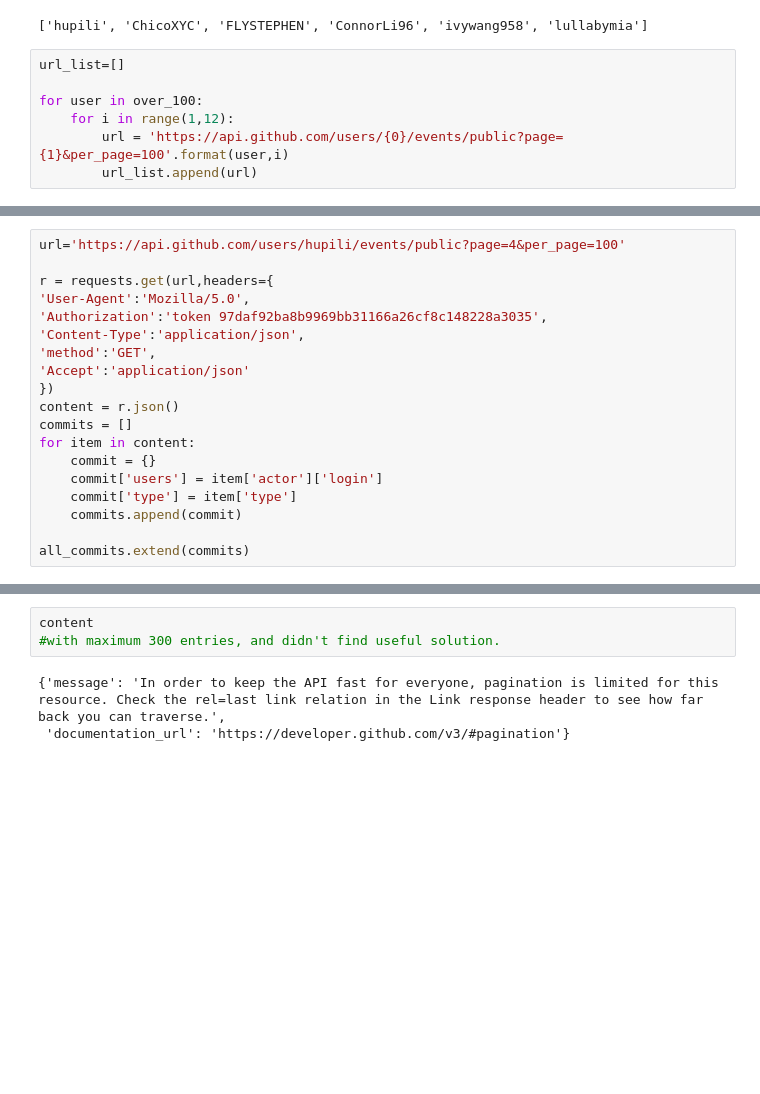
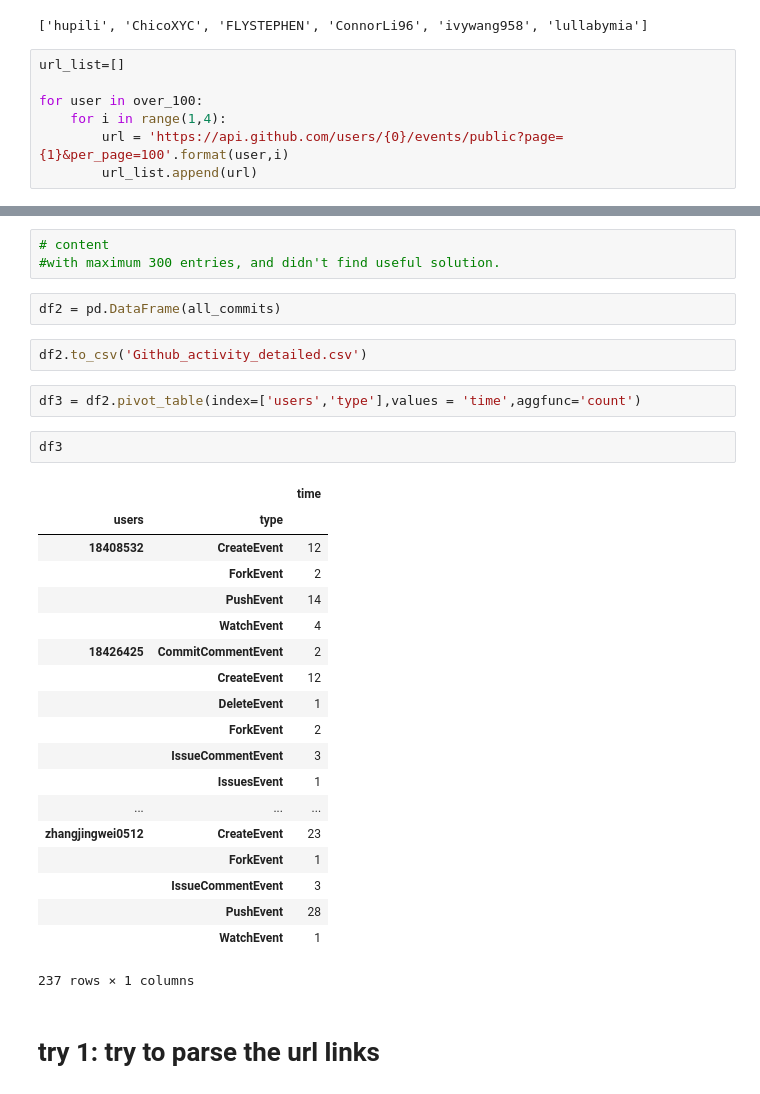
Before and after one commit to hupili/github-activies, a Jupyter notebook: github_activity.ipynb, the cells around one changed output, grey strips where cells are left out. Drawn from its saved outputs; the diff is of its cells as text; blank space fills up the shorter version.

Commit message:
update activities details csv and leaderboard

```diff
--- a/github_activity.ipynb
+++ b/github_activity.ipynb
@@ -107,7 +114,7 @@ over_100
 url_list=[]
 
 for user in over_100:
-    for i in range(1,12):
+    for i in range(1,4):
         url = 'https://api.github.com/users/{0}/events/public?page={1}&per_page=100'.format(user,i)
         url_list.append(url)
 # %%
@@ -164,19 +153,0 @@ len(all_commits)
-# %%
-url='https://api.github.com/users/hupili/events/public?page=4&per_page=100'
-
-r = requests.get(url,headers={
-'User-Agent':'Mozilla/5.0',
-'Authorization':'token 97daf92ba8b9969bb31166a26cf8c148228a3035',
-'Content-Type':'application/json',
-'method':'GET',
-'Accept':'application/json'
-})
-content = r.json()
-commits = []
-for item in content:
-    commit = {}
-    commit['users'] = item['actor']['login']
-    commit['type'] = item['type']
-    commits.append(commit)
-
-all_commits.extend(commits)
@@ -185,6 +174,33 @@ TypeError: string indices must be integers
 # %%
-content
+# content
 #with maximum 300 entries, and didn't find useful solution.
-# %% [output]
-{'message': 'In order to keep the API fast for everyone, pagination is limited for this resource. Check the rel=last link relation in the Link response header to see how far back you can traverse.',
- 'documentation_url': 'https://developer.github.com/v3/#pagination'}
+# %%
+df2 = pd.DataFrame(all_commits)
+# %%
+df2.to_csv('Github_activity_detailed.csv')
+# %%
+df3 = df2.pivot_table(index=['users','type'],values = 'time',aggfunc='count')
+# %%
+df3
+# %% [output]
+|  |  | time |
+| users | type |  |
+| 18408532 | CreateEvent | 12 |
+|  | ForkEvent | 2 |
+|  | PushEvent | 14 |
+|  | WatchEvent | 4 |
+| 18426425 | CommitCommentEvent | 2 |
+|  | CreateEvent | 12 |
+|  | DeleteEvent | 1 |
+|  | ForkEvent | 2 |
+|  | IssueCommentEvent | 3 |
+|  | IssuesEvent | 1 |
+| ... | ... | ... |
+| zhangjingwei0512 | CreateEvent | 23 |
+|  | ForkEvent | 1 |
+|  | IssueCommentEvent | 3 |
+|  | PushEvent | 28 |
+|  | WatchEvent | 1 |
+237 rows × 1 columns
+# %% [markdown]
+# try 1: try to parse the url links
```
Also changed, not shown: parts of 15 cells of this notebook, 2 other files.
